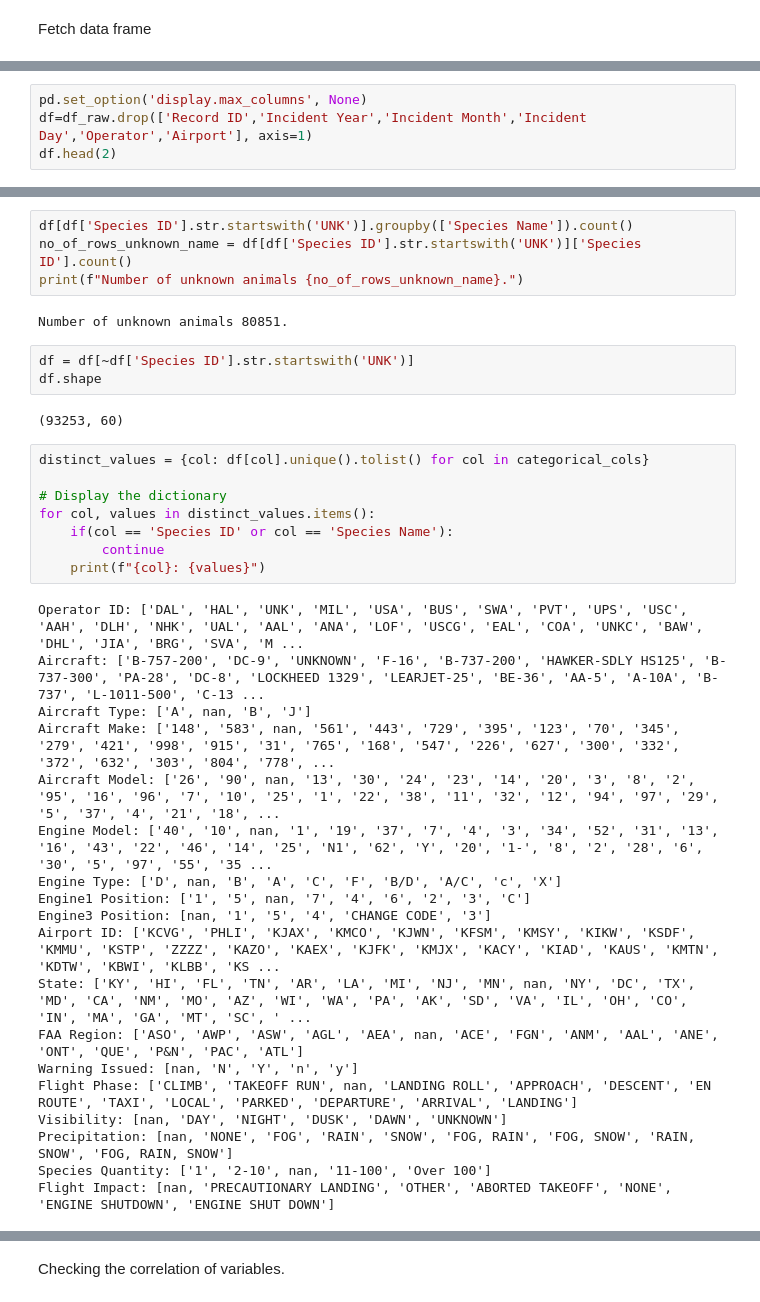
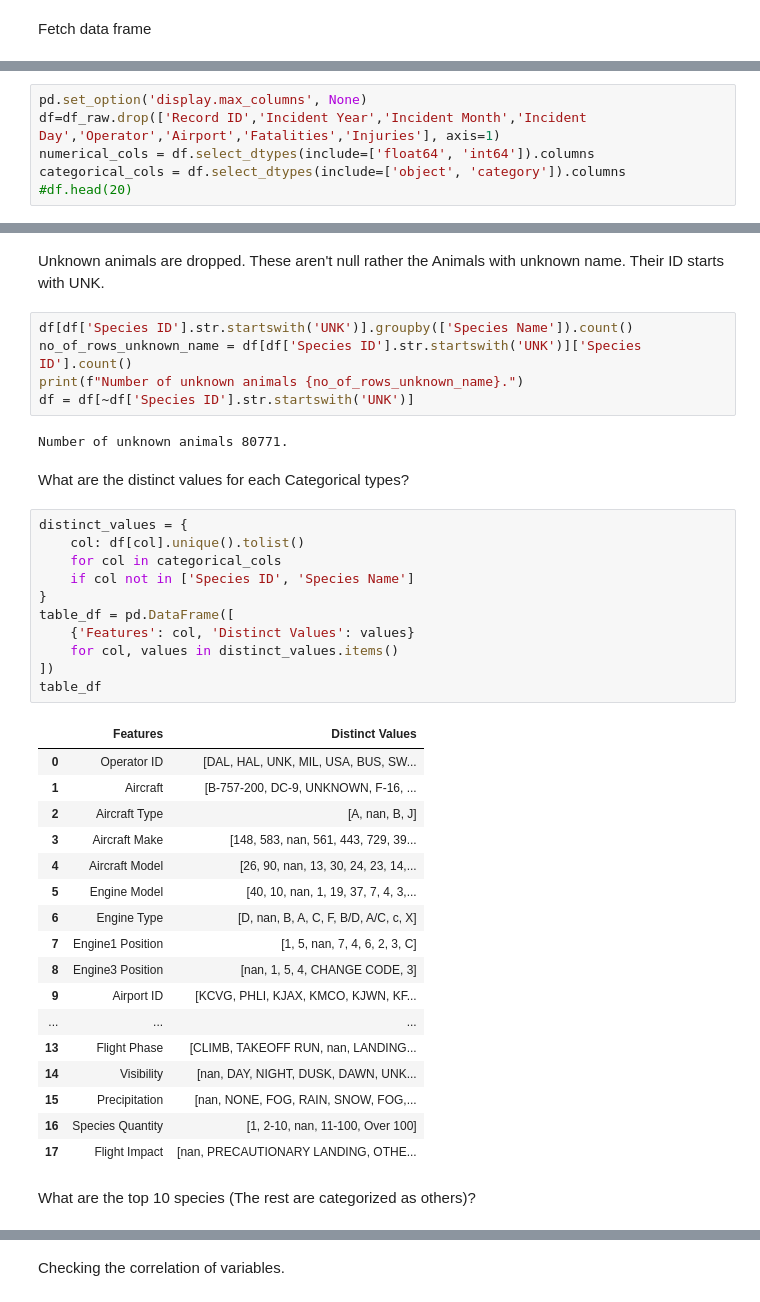
Before and after one commit to Clarkson-Applied-Data-Science/2024_ia651_gurmessa, a Jupyter notebook: EDA.ipynb, the cells around one changed output, grey strips where cells are left out. Saved outputs shown, nothing was run; the diff lists cells and outputs as text.

```diff
--- a/EDA.ipynb
+++ b/EDA.ipynb
@@ -40,5 +35,7 @@ df_raw.shape
 (174104, 66)
 # %%
 pd.set_option('display.max_columns', None)
-df=df_raw.drop(['Record ID','Incident Year','Incident Month','Incident Day','Operator','Airport'], axis=1)
-df.head(2)
+df=df_raw.drop(['Record ID','Incident Year','Incident Month','Incident Day','Operator','Airport','Fatalities','Injuries'], axis=1)
+numerical_cols = df.select_dtypes(include=['float64', 'int64']).columns
+categorical_cols = df.select_dtypes(include=['object', 'category']).columns
+#df.head(20)
@@ -71,39 +61,43 @@ array(['UNK'], dtype=object)
+# %% [markdown]
+Unknown animals are dropped. These aren't null rather the Animals with unknown name. Their ID starts with UNK.
 # %%
 df[df['Species ID'].str.startswith('UNK')].groupby(['Species Name']).count()
 no_of_rows_unknown_name = df[df['Species ID'].str.startswith('UNK')]['Species ID'].count()
 print(f"Number of unknown animals {no_of_rows_unknown_name}.")
+df = df[~df['Species ID'].str.startswith('UNK')]
 # %% [output]
-Number of unknown animals 80851.
+Number of unknown animals 80771.
-# %%
-df = df[~df['Species ID'].str.startswith('UNK')]
-df.shape
-# %% [output]
-(93253, 60)
+# %% [markdown]
+What are the distinct values for each Categorical types?
 # %%
-distinct_values = {col: df[col].unique().tolist() for col in categorical_cols}
-
-# Display the dictionary
-for col, values in distinct_values.items():
-    if(col == 'Species ID' or col == 'Species Name'):
-        continue
-    print(f"{col}: {values}")
+distinct_values = {
+    col: df[col].unique().tolist()
+    for col in categorical_cols
+    if col not in ['Species ID', 'Species Name']
+}
+table_df = pd.DataFrame([
+    {'Features': col, 'Distinct Values': values}
+    for col, values in distinct_values.items()
+])
+table_df
 # %% [output]
-Operator ID: ['DAL', 'HAL', 'UNK', 'MIL', 'USA', 'BUS', 'SWA', 'PVT', 'UPS', 'USC', 'AAH', 'DLH', 'NHK', 'UAL', 'AAL', 'ANA', 'LOF', 'USCG', 'EAL', 'COA', 'UNKC', 'BAW', 'DHL', 'JIA', 'BRG', 'SVA', 'M ...
-Aircraft: ['B-757-200', 'DC-9', 'UNKNOWN', 'F-16', 'B-737-200', 'HAWKER-SDLY HS125', 'B-737-300', 'PA-28', 'DC-8', 'LOCKHEED 1329', 'LEARJET-25', 'BE-36', 'AA-5', 'A-10A', 'B-737', 'L-1011-500', 'C-13 ...
-Aircraft Type: ['A', nan, 'B', 'J']
-Aircraft Make: ['148', '583', nan, '561', '443', '729', '395', '123', '70', '345', '279', '421', '998', '915', '31', '765', '168', '547', '226', '627', '300', '332', '372', '632', '303', '804', '778', ...
-Aircraft Model: ['26', '90', nan, '13', '30', '24', '23', '14', '20', '3', '8', '2', '95', '16', '96', '7', '10', '25', '1', '22', '38', '11', '32', '12', '94', '97', '29', '5', '37', '4', '21', '18', ...
-Engine Model: ['40', '10', nan, '1', '19', '37', '7', '4', '3', '34', '52', '31', '13', '16', '43', '22', '46', '14', '25', 'N1', '62', 'Y', '20', '1-', '8', '2', '28', '6', '30', '5', '97', '55', '35 ...
-Engine Type: ['D', nan, 'B', 'A', 'C', 'F', 'B/D', 'A/C', 'c', 'X']
-Engine1 Position: ['1', '5', nan, '7', '4', '6', '2', '3', 'C']
-Engine3 Position: [nan, '1', '5', '4', 'CHANGE CODE', '3']
-Airport ID: ['KCVG', 'PHLI', 'KJAX', 'KMCO', 'KJWN', 'KFSM', 'KMSY', 'KIKW', 'KSDF', 'KMMU', 'KSTP', 'ZZZZ', 'KAZO', 'KAEX', 'KJFK', 'KMJX', 'KACY', 'KIAD', 'KAUS', 'KMTN', 'KDTW', 'KBWI', 'KLBB', 'KS ...
-State: ['KY', 'HI', 'FL', 'TN', 'AR', 'LA', 'MI', 'NJ', 'MN', nan, 'NY', 'DC', 'TX', 'MD', 'CA', 'NM', 'MO', 'AZ', 'WI', 'WA', 'PA', 'AK', 'SD', 'VA', 'IL', 'OH', 'CO', 'IN', 'MA', 'GA', 'MT', 'SC', ' ...
-FAA Region: ['ASO', 'AWP', 'ASW', 'AGL', 'AEA', nan, 'ACE', 'FGN', 'ANM', 'AAL', 'ANE', 'ONT', 'QUE', 'P&N', 'PAC', 'ATL']
-Warning Issued: [nan, 'N', 'Y', 'n', 'y']
-Flight Phase: ['CLIMB', 'TAKEOFF RUN', nan, 'LANDING ROLL', 'APPROACH', 'DESCENT', 'EN ROUTE', 'TAXI', 'LOCAL', 'PARKED', 'DEPARTURE', 'ARRIVAL', 'LANDING']
-Visibility: [nan, 'DAY', 'NIGHT', 'DUSK', 'DAWN', 'UNKNOWN']
-Precipitation: [nan, 'NONE', 'FOG', 'RAIN', 'SNOW', 'FOG, RAIN', 'FOG, SNOW', 'RAIN, SNOW', 'FOG, RAIN, SNOW']
-Species Quantity: ['1', '2-10', nan, '11-100', 'Over 100']
-Flight Impact: [nan, 'PRECAUTIONARY LANDING', 'OTHER', 'ABORTED TAKEOFF', 'NONE', 'ENGINE SHUTDOWN', 'ENGINE SHUT DOWN']
+|  | Features | Distinct Values |
+| 0 | Operator ID | [DAL, HAL, UNK, MIL, USA, BUS, SW... |
+| 1 | Aircraft | [B-757-200, DC-9, UNKNOWN, F-16, ... |
+| 2 | Aircraft Type | [A, nan, B, J] |
+| 3 | Aircraft Make | [148, 583, nan, 561, 443, 729, 39... |
+| 4 | Aircraft Model | [26, 90, nan, 13, 30, 24, 23, 14,... |
+| 5 | Engine Model | [40, 10, nan, 1, 19, 37, 7, 4, 3,... |
+| 6 | Engine Type | [D, nan, B, A, C, F, B/D, A/C, c, X] |
+| 7 | Engine1 Position | [1, 5, nan, 7, 4, 6, 2, 3, C] |
+| 8 | Engine3 Position | [nan, 1, 5, 4, CHANGE CODE, 3] |
+| 9 | Airport ID | [KCVG, PHLI, KJAX, KMCO, KJWN, KF... |
+| ... | ... | ... |
+| 13 | Flight Phase | [CLIMB, TAKEOFF RUN, nan, LANDING... |
+| 14 | Visibility | [nan, DAY, NIGHT, DUSK, DAWN, UNK... |
+| 15 | Precipitation | [nan, NONE, FOG, RAIN, SNOW, FOG,... |
+| 16 | Species Quantity | [1, 2-10, nan, 11-100, Over 100] |
+| 17 | Flight Impact | [nan, PRECAUTIONARY LANDING, OTHE... |
+# %% [markdown]
+What are the top 10 species (The rest are categorized as others)?
 # %%
```
Also changed, not shown: parts of 36 cells of this notebook, 8 other files.
